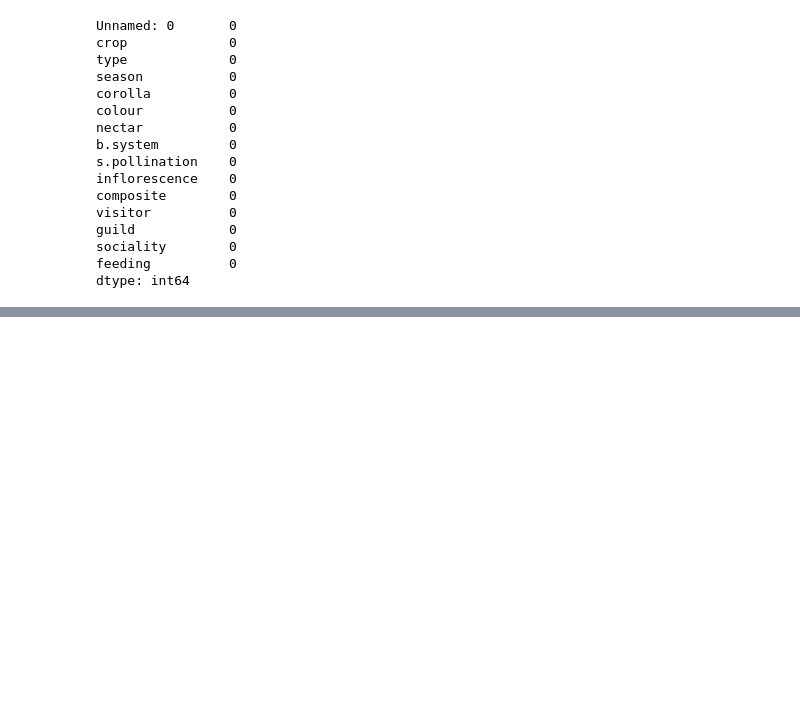
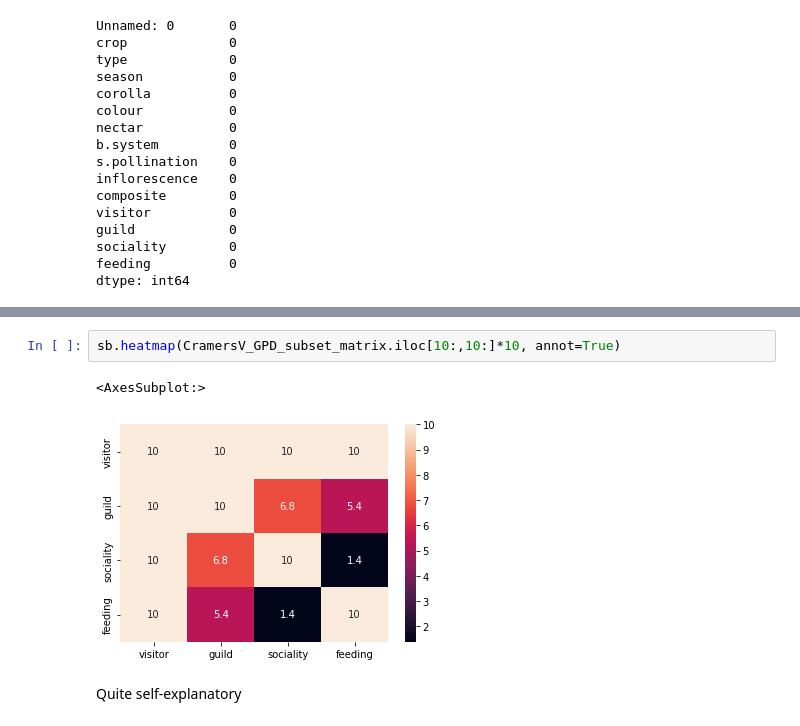
Before and after one commit to BeeNick/ML_Exercises, a Jupyter notebook: exercises-pollinators-datasets-exploration.ipynb, the cells around one changed output, grey strips where cells are left out. Cells and saved outputs as stored; diff of their text form; blank space fills up the shorter version.

```diff
--- a/exercises-pollinators-datasets-exploration.ipynb
+++ b/exercises-pollinators-datasets-exploration.ipynb
@@ -428,0 +600,7 @@ dtype: int64
+# %%
+sb.heatmap(CramersV_GPD_subset_matrix.iloc[10:,10:]*10, annot=True)
+# %% [output]
+<AxesSubplot:>
+[figure, added]
+# %% [markdown]
+Quite self-explanatory
```
Also changed, not shown: parts of 25 cells of this notebook, 1 other file.
